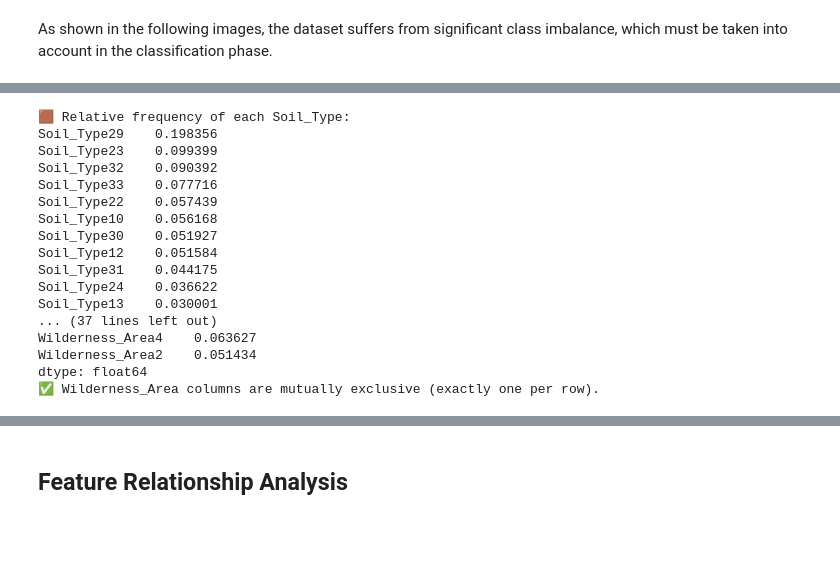
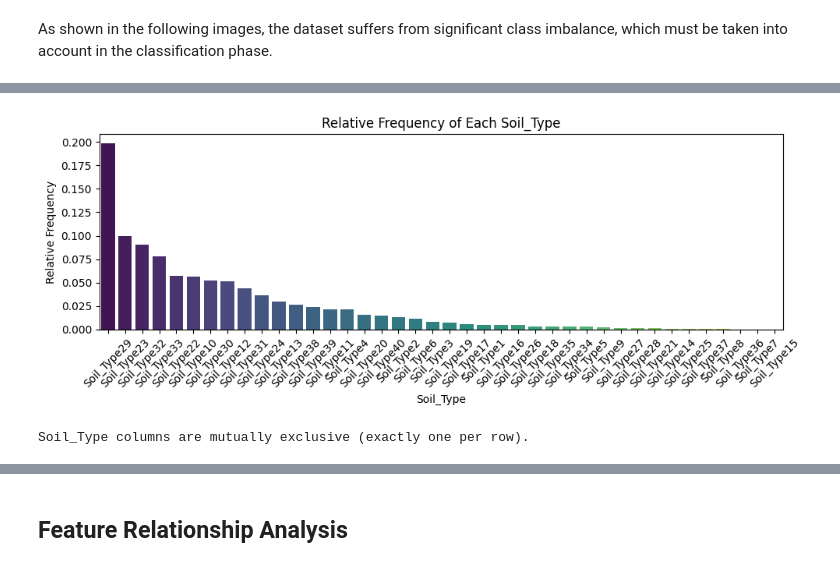
Before and after one commit to antosquicciarini/as-testdatascience-1, a Jupyter notebook: notebooks/covertype.ipynb, the cells around one changed output, grey strips where cells are left out. Cells and saved outputs as stored; diff of their text form; code cells hidden in the pictures; blank space fills up the shorter version.

```diff
--- a/notebooks/covertype.ipynb
+++ b/notebooks/covertype.ipynb
@@ -177,52 +203,28 @@ max            1.000000          1.000000          1.000000       7.000000
 # %%
 # --- Soil_Type Analysis ---
 soil_type_cols = [col for col in binary_cols if col.startswith('Soil_Type')]
+soil_type_freq = df[soil_type_cols].sum().sort_values(ascending=False) / len(df)
 
-# Frequency of each Soil_Type
-soil_type_freq = df[soil_type_cols].sum().sort_values(ascending=False) / len(df)
-print("🟫 Relative frequency of each Soil_Type:")
-print(soil_type_freq)
+# Convert to DataFrame to allow hue assignment
+soil_df = soil_type_freq.reset_index()
+soil_df.columns = ['Soil_Type', 'Frequency']
+
+# Plot histogram for Soil_Type (with hue to avoid FutureWarning)
+plt.figure(figsize=(10, 4))
+sns.barplot(data=soil_df, x="Soil_Type", y="Frequency", hue="Soil_Type", palette="viridis", legend=False)
+plt.xticks(rotation=45)
+plt.ylabel("Relative Frequency")
+plt.title("Relative Frequency of Each Soil_Type")
+plt.tight_layout()
+plt.show()
 
 # Mutual exclusivity check
 soil_type_sum = df[soil_type_cols].sum(axis=1)
 non_exclusive_soil = (soil_type_sum != 1).sum()
 if non_exclusive_soil == 0:
-    print("✅ Soil_Type columns are mutually exclusive (exactly one per row).")
+    print("Soil_Type columns are mutually exclusive (exactly one per row).")
 else:
-    print(f"⚠️ {non_exclusive_soil} rows violate Soil_Type mutual exclusivity.")
-
-print("\n" + "-"*60 + "\n")
-
-# --- Wilderness_Area Analysis ---
-wilderness_cols = [col for col in binary_cols if col.startswith('Wilderness_Area')]
-
-# Frequency of each Wilderness_Area
-wilderness_freq = df[wilderness_cols].sum().sort_values(ascending=False) / len(df)
-print("🌲 Relative frequency of each Wilderness_Area:")
-print(wilderness_freq)
-
-# Mutual exclusivity check
-wilderness_sum = df[wilderness_cols].sum(axis=1)
-non_exclusive_wilderness = (wilderness_sum != 1).sum()
-if non_exclusive_wilderness == 0:
-    print("✅ Wilderness_Area columns are mutually exclusive (exactly one per row).")
-else:
-    print(f"⚠️ {non_exclusive_wilderness} rows violate Wilderness_Area mutual exclusivity.")
+    print(f"{non_exclusive_soil} rows violate Soil_Type mutual exclusivity.")
 # %% [output]
+[figure, added]
-🟫 Relative frequency of each Soil_Type:
-Soil_Type29    0.198356
-Soil_Type23    0.099399
-Soil_Type32    0.090392
-Soil_Type33    0.077716
-Soil_Type22    0.057439
-Soil_Type10    0.056168
-Soil_Type30    0.051927
-Soil_Type12    0.051584
-Soil_Type31    0.044175
-Soil_Type24    0.036622
-Soil_Type13    0.030001
-... (37 lines left out)
-Wilderness_Area4    0.063627
-Wilderness_Area2    0.051434
-dtype: float64
-✅ Wilderness_Area columns are mutually exclusive (exactly one per row).
+Soil_Type columns are mutually exclusive (exactly one per row).
```
Also changed, not shown: parts of 14 cells of this notebook, 4 other files.
